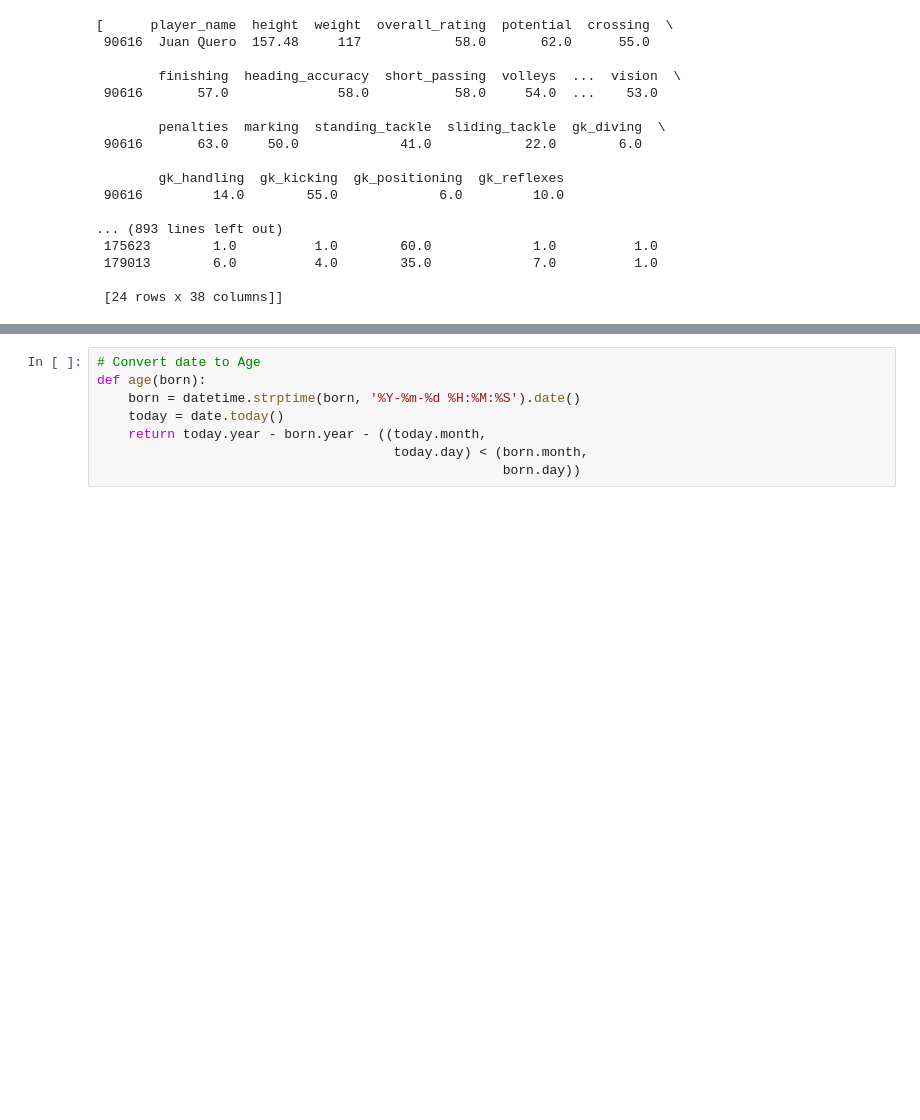
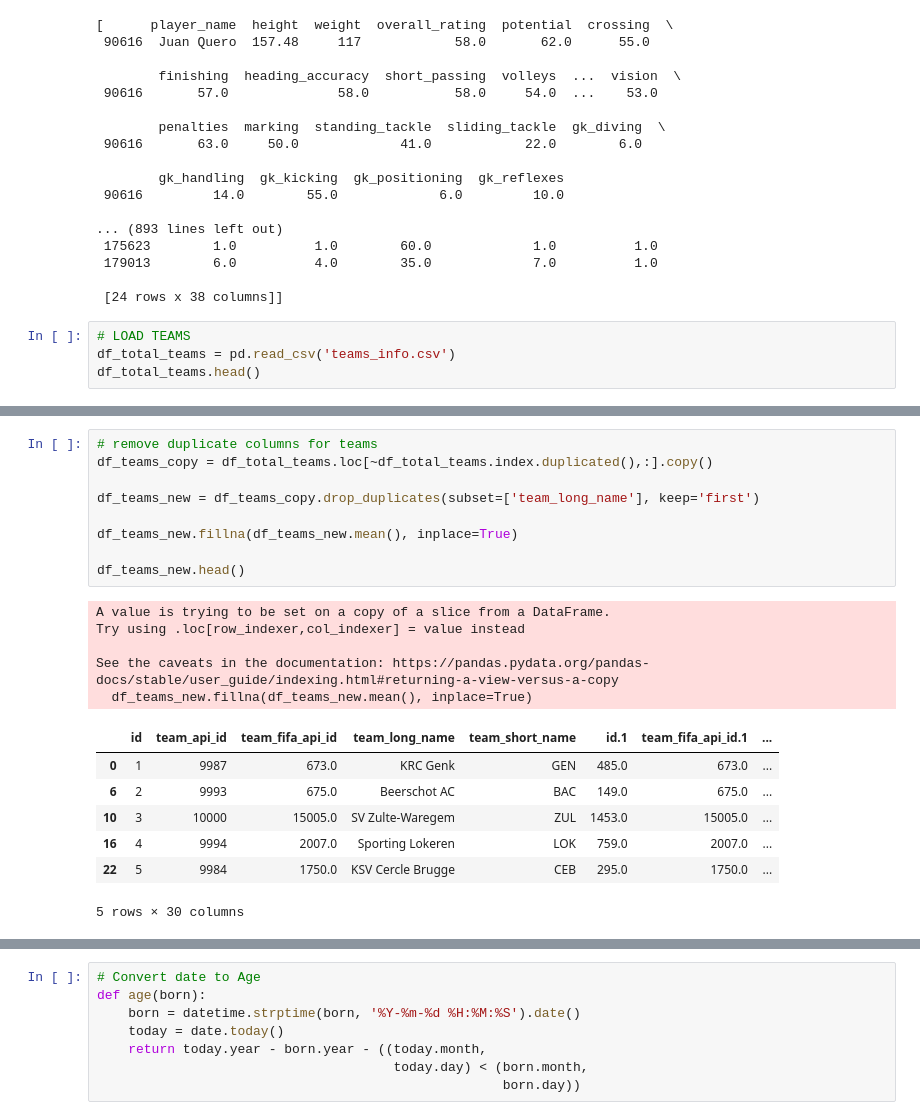
Before and after one commit to Atwinenickson/soccer_analysis, a Jupyter notebook: investigate-a-dataset-template.ipynb, the cells around one changed output, grey strips where cells are left out. Saved outputs shown, nothing was run; the diff lists cells and outputs as text; blank space fills up the shorter version.

```diff
--- a/investigate-a-dataset-template.ipynb
+++ b/investigate-a-dataset-template.ipynb
@@ -494,3 +494,7 @@ Worst player for category free_kick_accuracy is ['Wojciech Pawlowski']
  179013        6.0          4.0        35.0             7.0          1.0
 
  [24 rows x 38 columns]]
+# %%
+# LOAD TEAMS
+df_total_teams = pd.read_csv('teams_info.csv')
+df_total_teams.head()
@@ -496,0 +509,22 @@ Worst player for category free_kick_accuracy is ['Wojciech Pawlowski']
+# %%
+# remove duplicate columns for teams
+df_teams_copy = df_total_teams.loc[~df_total_teams.index.duplicated(),:].copy()
+
+df_teams_new = df_teams_copy.drop_duplicates(subset=['team_long_name'], keep='first')
+
+df_teams_new.fillna(df_teams_new.mean(), inplace=True)
+
+df_teams_new.head()
+# %% [output]
+A value is trying to be set on a copy of a slice from a DataFrame.
+Try using .loc[row_indexer,col_indexer] = value instead
+
+See the caveats in the documentation: https://pandas.pydata.org/pandas-docs/stable/user_guide/indexing.html#returning-a-view-versus-a-copy
+  df_teams_new.fillna(df_teams_new.mean(), inplace=True)
+|  | id | team_api_id | team_fifa_api_id | team_long_name | team_short_name | id.1 | team_fifa_api_id.1 | ... |
+| 0 | 1 | 9987 | 673.0 | KRC Genk | GEN | 485.0 | 673.0 | ... |
+| 6 | 2 | 9993 | 675.0 | Beerschot AC | BAC | 149.0 | 675.0 | ... |
+| 10 | 3 | 10000 | 15005.0 | SV Zulte-Waregem | ZUL | 1453.0 | 15005.0 | ... |
+| 16 | 4 | 9994 | 2007.0 | Sporting Lokeren | LOK | 759.0 | 2007.0 | ... |
+| 22 | 5 | 9984 | 1750.0 | KSV Cercle Brugge | CEB | 295.0 | 1750.0 | ... |
+5 rows × 30 columns
```
Also changed, not shown: parts of 15 cells of this notebook, 1 other file.
